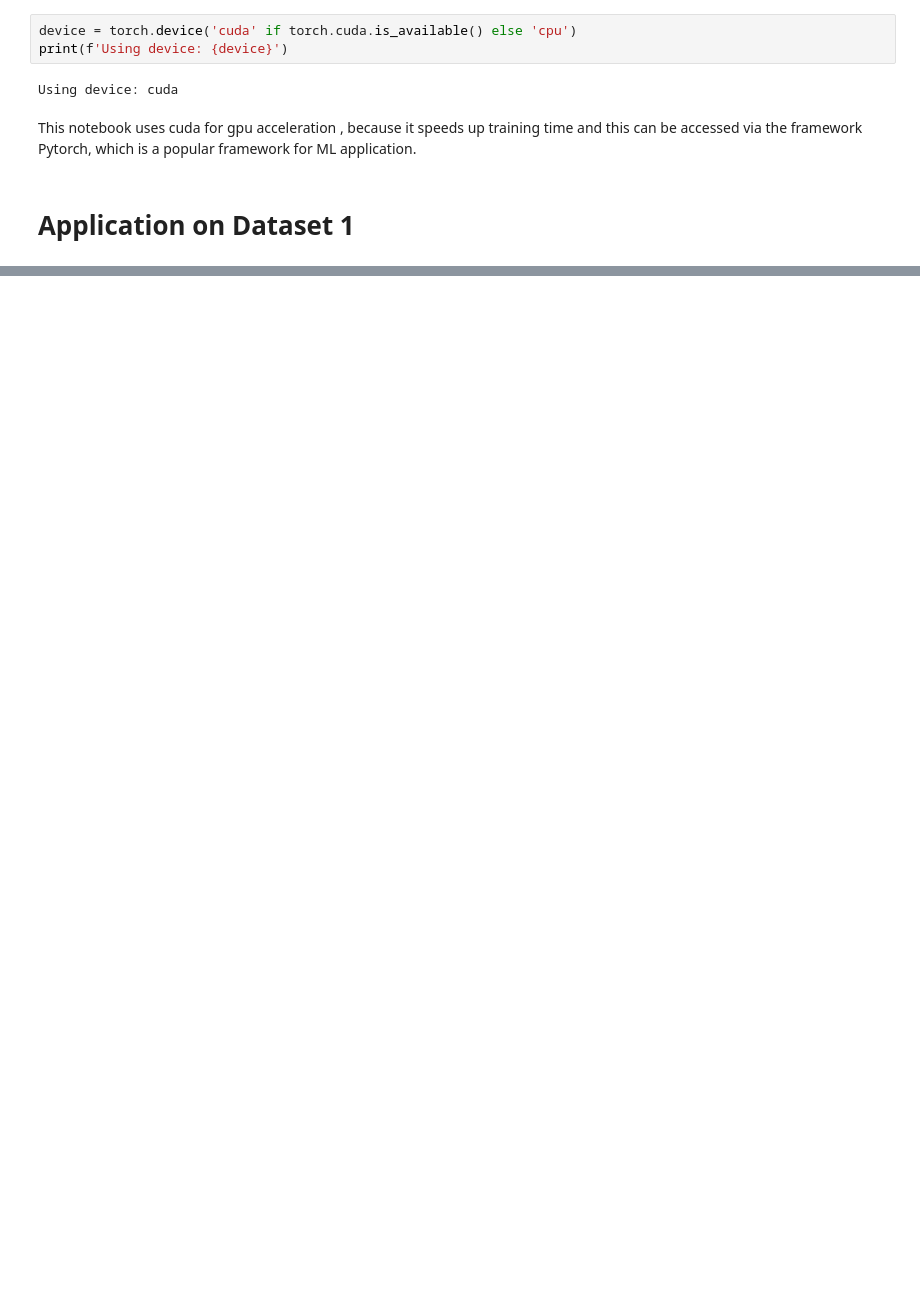
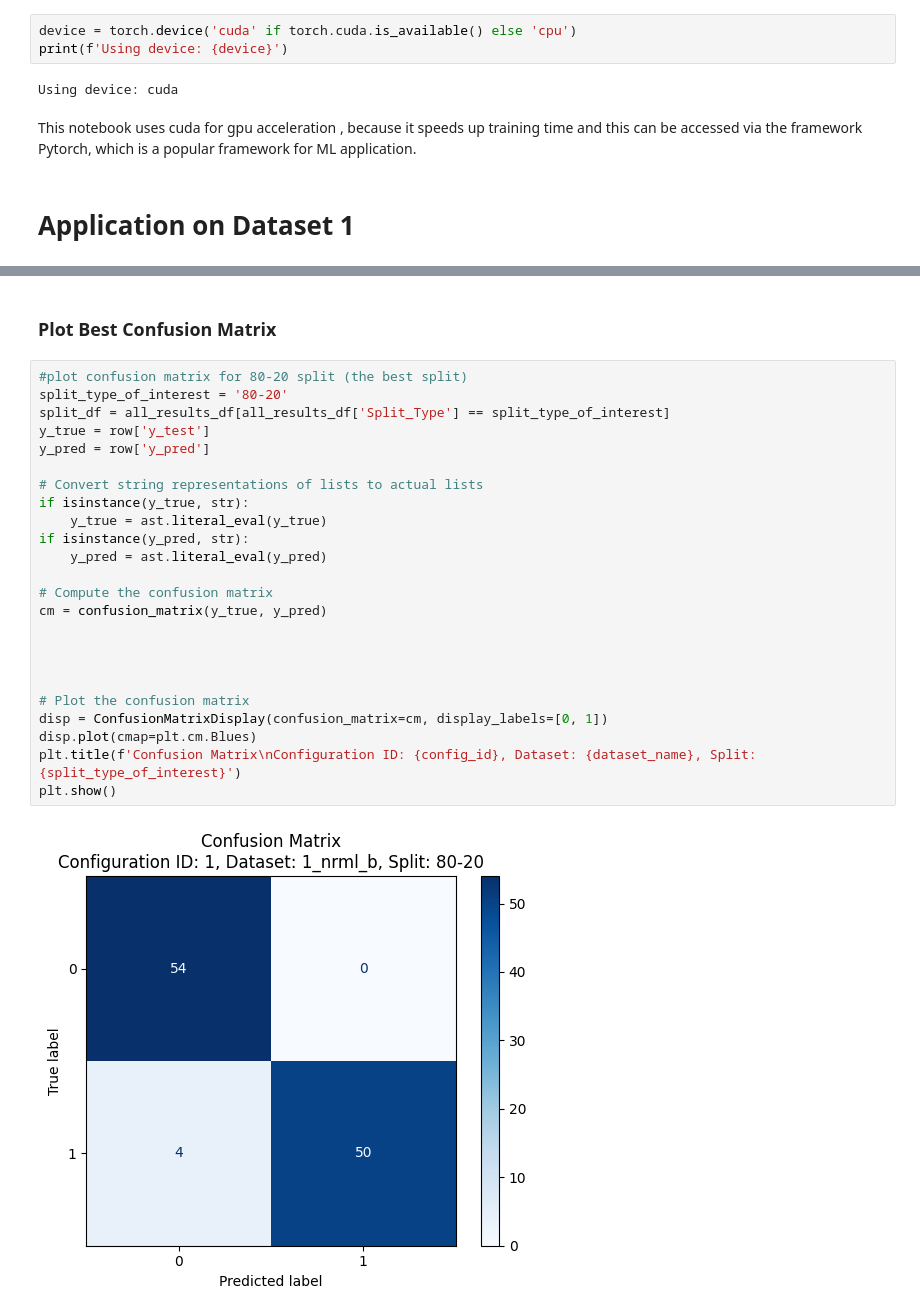
Before and after one commit to machine-learning-hwu-project/Dubai_UG_11, a Jupyter notebook: R5(Neural Networks)/mlp.ipynb, the cells around one changed output, grey strips where cells are left out. Drawn from its saved outputs; the diff is of its cells as text; blank space fills up the shorter version.

Commit message:
added and modified for dataset 1

```diff
--- a/R5(Neural Networks)/mlp.ipynb
+++ b/R5(Neural Networks)/mlp.ipynb
@@ -870,0 +607,28 @@ Passing `palette` without assigning `hue` is deprecated and will be removed in v
+# %% [markdown]
+### Plot Best Confusion Matrix
+# %%
+#plot confusion matrix for 80-20 split (the best split)
+split_type_of_interest = '80-20'
+split_df = all_results_df[all_results_df['Split_Type'] == split_type_of_interest]
+y_true = row['y_test']
+y_pred = row['y_pred']
+
+# Convert string representations of lists to actual lists
+if isinstance(y_true, str):
+    y_true = ast.literal_eval(y_true)
+if isinstance(y_pred, str):
+    y_pred = ast.literal_eval(y_pred)
+
+# Compute the confusion matrix
+cm = confusion_matrix(y_true, y_pred)
+
+
+
+
+# Plot the confusion matrix
+disp = ConfusionMatrixDisplay(confusion_matrix=cm, display_labels=[0, 1])
+disp.plot(cmap=plt.cm.Blues)
+plt.title(f'Confusion Matrix\nConfiguration ID: {config_id}, Dataset: {dataset_name}, Split: {split_type_of_interest}')
+plt.show()
+# %% [output]
+[figure, added]
```
Also changed, not shown: parts of 45 cells of this notebook, 2 other files.
